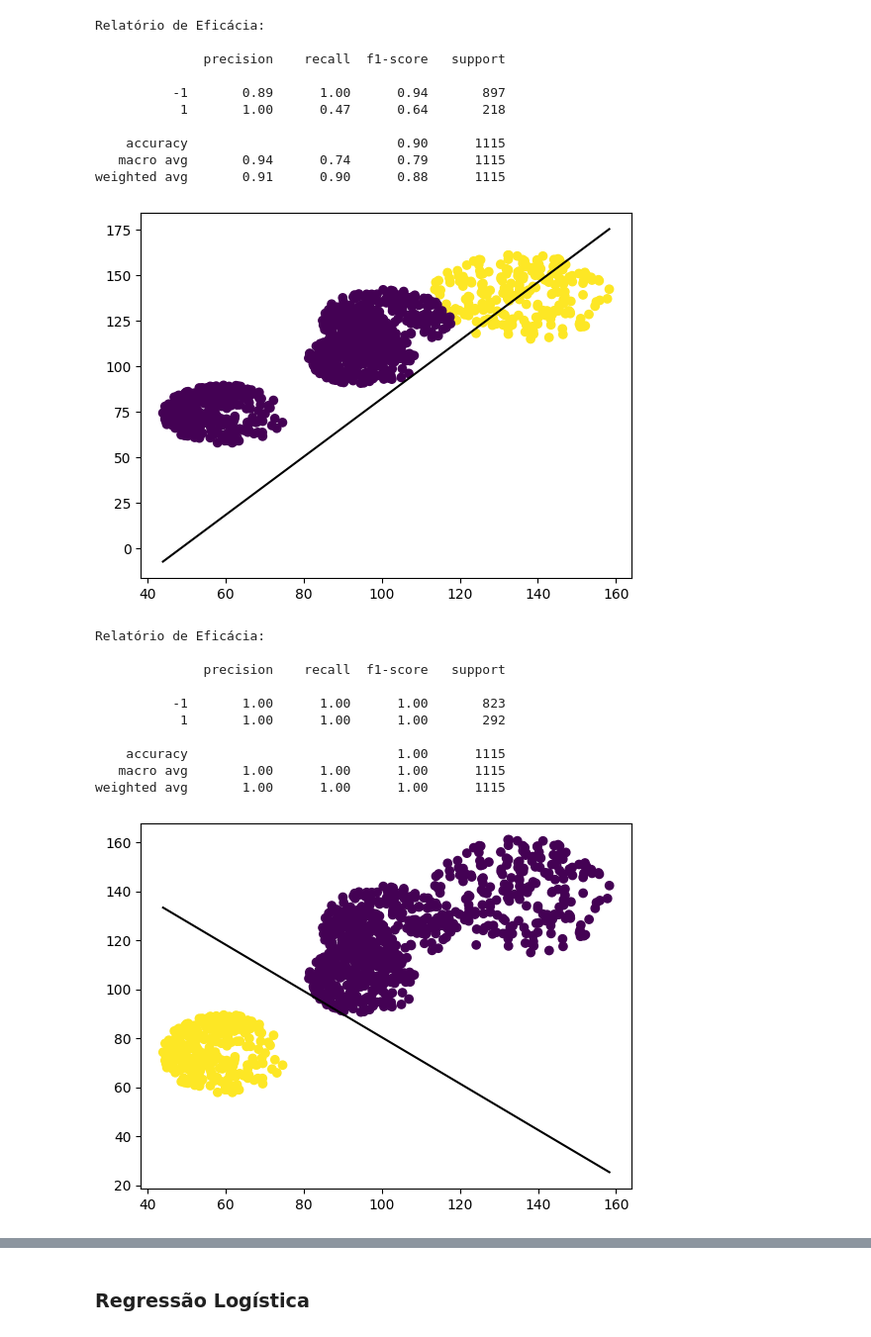
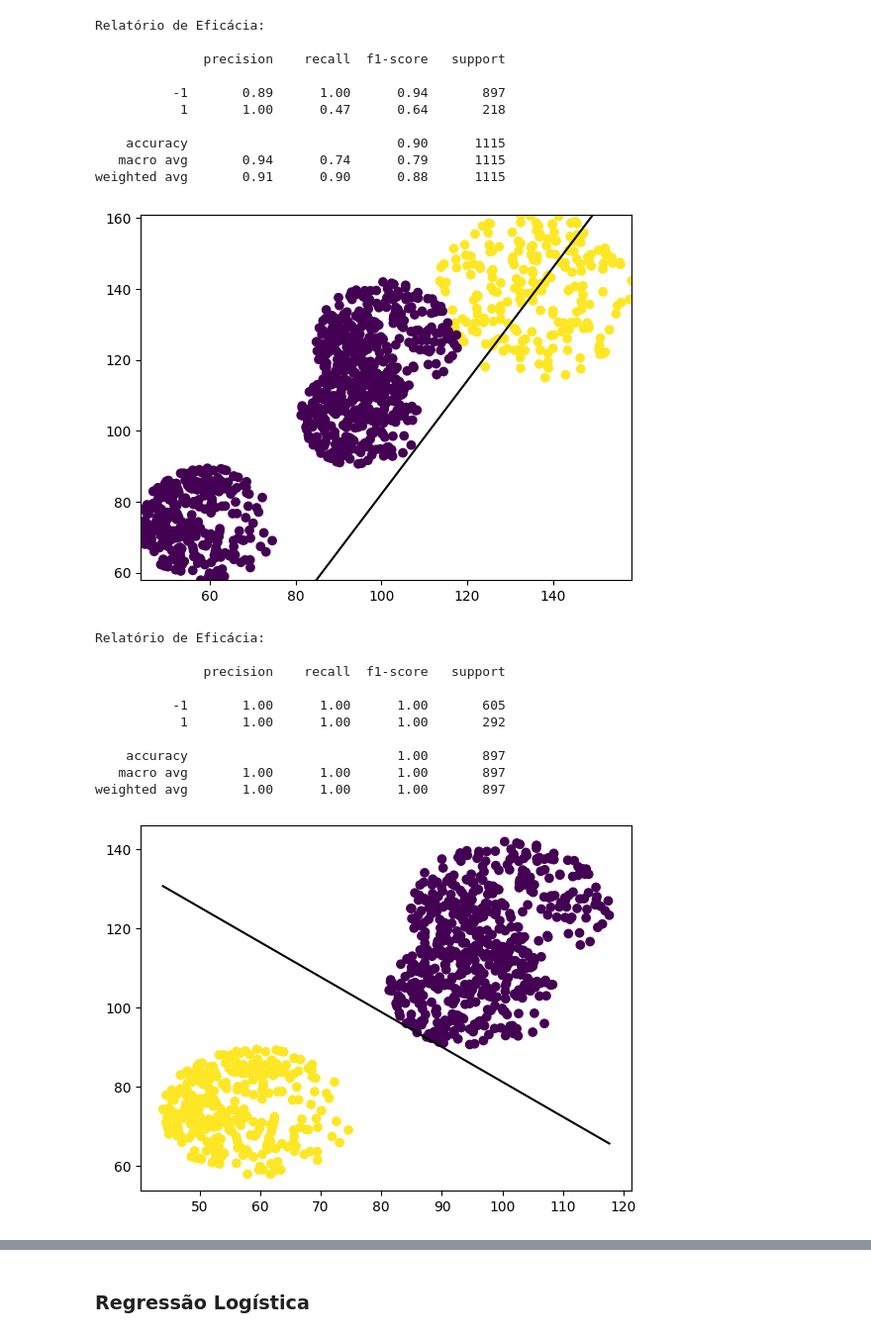
Before and after one commit to ArthurrCr/MACHINE-LEARNING, a Jupyter notebook: mini_projeto.ipynb, the cells around one changed output, grey strips where cells are left out. Shown at 99% size. Cells and saved outputs as stored; diff of their text form; code cells hidden in the pictures.

```diff
--- a/mini_projeto.ipynb
+++ b/mini_projeto.ipynb
@@ -22,13 +30,9 @@ def horizontal_simmetry(vector):
             horizontal += abs(vector[i][j] - vector[27-i][j])
     return horizontal/255
 
-# Função para calcular a simetria diagonal do vetor
+# Função para calcular a intensidade do vetor
 def intensity(vector):
-    intensity = 0
-    for i in range(0, 28):
-        for j in range(0, 28):
-            intensity += vector[i][j]
-    return intensity/255
+    return np.sum(vector)/255
 # %%
 # Transformando os dados em numpy array
 train_np = train.to_numpy()
@@ -256,24 +226,31 @@ Relatório de Eficácia:
    macro avg       0.94      0.74      0.79      1115
 weighted avg       0.91      0.90      0.88      1115
 # %%
-#plote o gráfico com o peso w separando os dados
 plt.scatter(X_test[:,0], X_test[:,1], c=y_test_0)
 plt.plot([min(X_test[:,0]), max(X_test[:,0])], [(-w0[0]/w0[1])*x + (-b0/w0[1]) for x in [min(X_test[:,0]), max(X_test[:,0])]], '-k')
+plt.xlim(min(X_test[:,0]), max(X_test[:,0]))
+plt.ylim(min(X_test[:,1]), max(X_test[:,1]))
 plt.show()
 # %% [output]
-[figure, old version]
+[figure, new version]
 # %%
 if __name__== "__main__":
 
     eta = 0.000001
     tmax = 2000
+    #Remove o dígito 0
+    X_train_1 = np.delete(X_train, np.where(y_train == 0), axis=0)
+    y_train_1 = np.delete(y_train, np.where(y_train == 0), axis=0)
 
-# Treina um classificador para o dígito 1 e os demais dígitos
-    y_train_1 = np.where(y_train == 1, 1, -1)# 1 = 1, resto = -1
-    y_test_1 = np.where(y_test == 1, 1, -1)# 1 = 1, resto = -1
+    X_test_1 = np.delete(X_test, np.where(y_test == 0), axis=0)
+    y_test_1 = np.delete(y_test, np.where(y_test == 0), axis=0)
+
+    # Treina um classificador para o dígito 1 e os demais dígitos
+    y_train_1 = np.where(y_train_1 == 1, 1, -1)# 1 = 1, resto = -1
+    y_test_1 = np.where(y_test_1 == 1, 1, -1)# 1 = 1, resto = -1
     pct1 = Perceptron(eta, tmax)
-    w1, b1 = pct1.fit(X_train, y_train_1)
-    y_pred_1 = pct1.predict(X_test, w1, b1)
+    w1, b1 = pct1.fit(X_train_1, y_train_1)
+    y_pred_1 = pct1.predict(X_test_1, w1, b1)
 
      # Relatório de eficácia
     print(f"\nRelatório de Eficácia: \n")
@@ -283,19 +260,18 @@ Relatório de Eficácia:
 
               precision    recall  f1-score   support
 
-          -1       1.00      1.00      1.00       823
+          -1       1.00      1.00      1.00       605
            1       1.00      1.00      1.00       292
 
-    accuracy                           1.00      1115
-   macro avg       1.00      1.00      1.00      1115
-weighted avg       1.00      1.00      1.00      1115
+    accuracy                           1.00       897
+   macro avg       1.00      1.00      1.00       897
+weighted avg       1.00      1.00      1.00       897
 # %%
-#plote o gráfico com o peso w separando os dados
-plt.scatter(X_test[:,0], X_test[:,1], c=y_test_1)
-plt.plot([min(X_test[:,0]), max(X_test[:,0])], [(-w1[0]/w1[1])*x + (-b1/w1[1]) for x in [min(X_test[:,0]), max(X_test[:,0])]], '-k')
+plt.scatter(X_test_1[:,0], X_test_1[:,1], c=y_test_1)
+plt.plot([min(X_test_1[:,0]), max(X_test_1[:,0])], [(-w1[0]/w1[1])*x + (-b1/w1[1]) for x in [min(X_test_1[:,0]), max(X_test_1[:,0])]], '-k')
 plt.show()
 # %% [output]
-[figure, old version]
+[figure, new version]
 # %%
 if __name__== "__main__":
 
```
Also changed, not shown: parts of 14 cells of this notebook.
